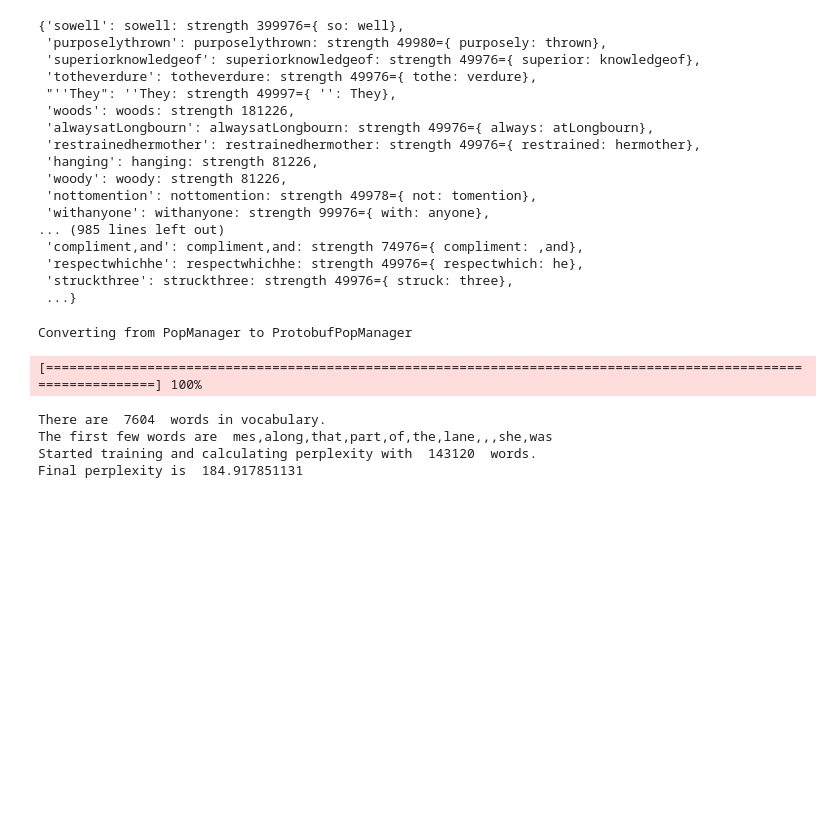
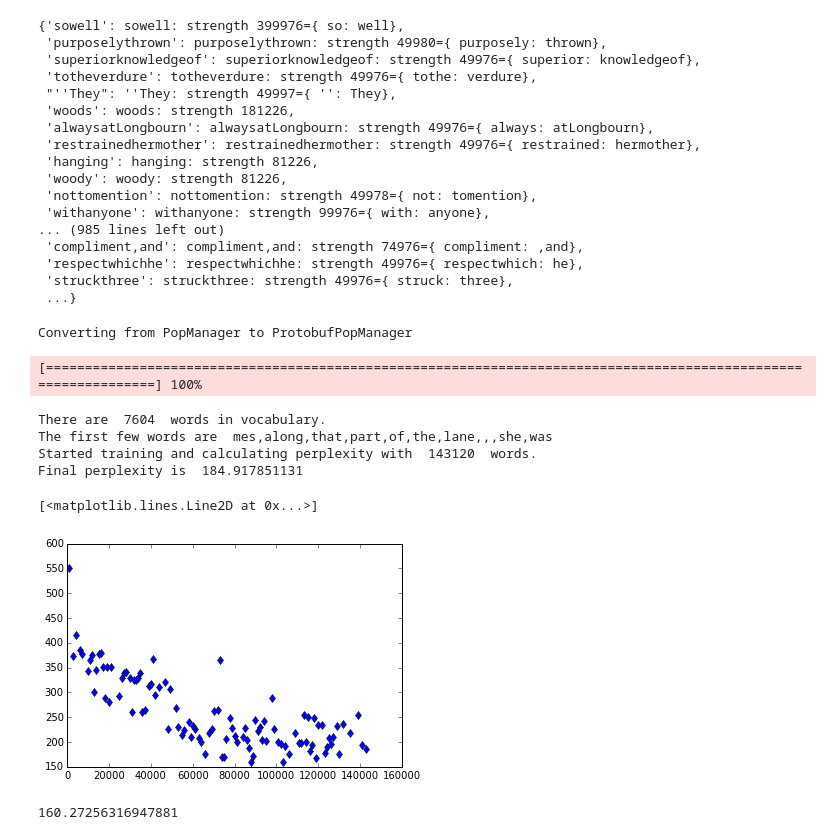
Before and after one commit to Sandy4321/StreamPredictor, a Jupyter notebook: notebook/Experimentsv01.ipynb, the cells around one changed output. Cells and saved outputs as stored; diff of their text form; code cells hidden in the pictures; blank space fills up the shorter version.

```diff
--- a/notebook/Experimentsv01.ipynb
+++ b/notebook/Experimentsv01.ipynb
@@ -162,3 +162,12 @@ There are  7604  words in vocabulary.
 The first few words are  mes,along,that,part,of,the,lane,,,she,was
 Started training and calculating perplexity with  143120  words.
 Final perplexity is  184.917851131
+# %%
+plt.plot(x_list, perplexity_list, 'd')
+# %% [output]
+[<matplotlib.lines.Line2D at 0x...>]
+[figure, added]
+# %%
+min(perplexity_list)
+# %% [output]
+160.27256316947881
```
